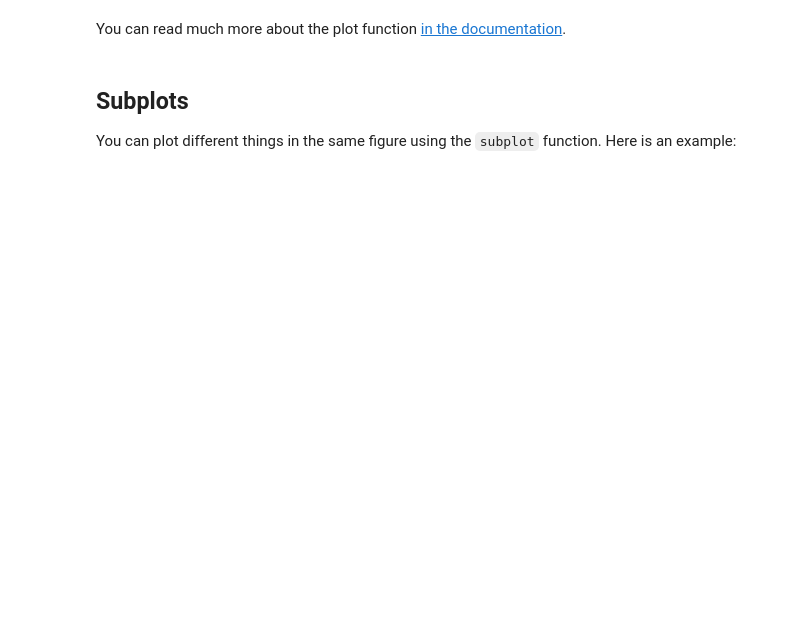
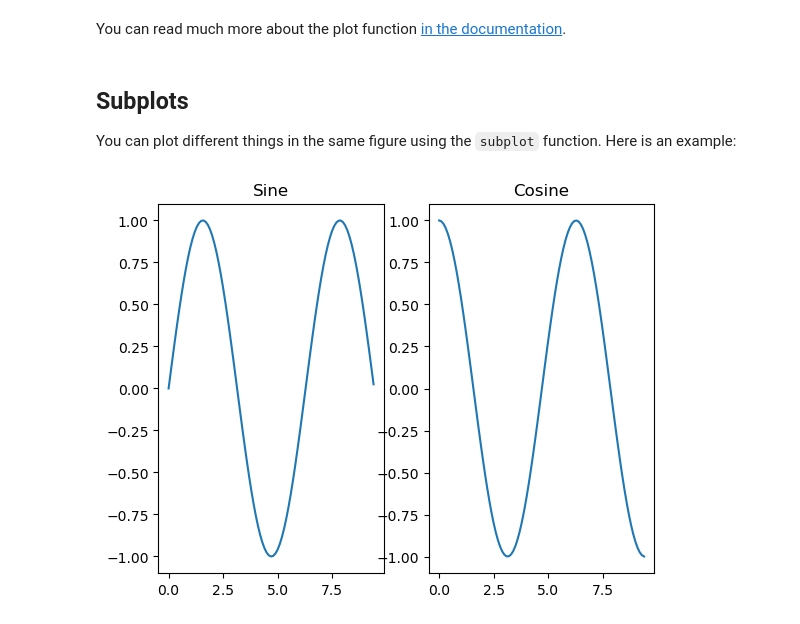
Before and after one commit to tyler-ruble/eel3850S25, a Jupyter notebook: lectures/lecture00/00_Understanding_Data_Types-in-class-edits.ipynb, the cells around one changed output. Saved outputs shown, nothing was run; the diff lists cells and outputs as text; code cells hidden in the pictures; blank space fills up the shorter version.

```diff
--- a/lectures/lecture00/00_Understanding_Data_Types-in-class-edits.ipynb
+++ b/lectures/lecture00/00_Understanding_Data_Types-in-class-edits.ipynb
@@ -266,24 +314,26 @@ You can plot different things in the same figure using the `subplot` function. H
 # %%
 import numpy as np
 import matplotlib.pyplot as plt
 
 # Compute the x and y coordinates for points on sine and cosine curves
 x = np.arange(0, 3 * np.pi, 0.1)
 y_sin = np.sin(x)
 y_cos = np.cos(x)
 
 # Set up a subplot grid that has height 2 and width 1,
 # and set the first such subplot as active.
-plt.subplot(2, 1, 1)
+plt.subplot(1, 2, 1)
 
 # Make the first plot
 plt.plot(x, y_sin)
 plt.title('Sine')
 
 # Set the second subplot as active, and make the second plot.
-plt.subplot(2, 1, 2)
+plt.subplot(1, 2, 2)
 plt.plot(x, y_cos)
 plt.title('Cosine')
 
 # Show the figure.
 plt.show()
+# %% [output]
+[figure, added]
```
Also changed, not shown: parts of 9 cells of this notebook, 1 other file.
